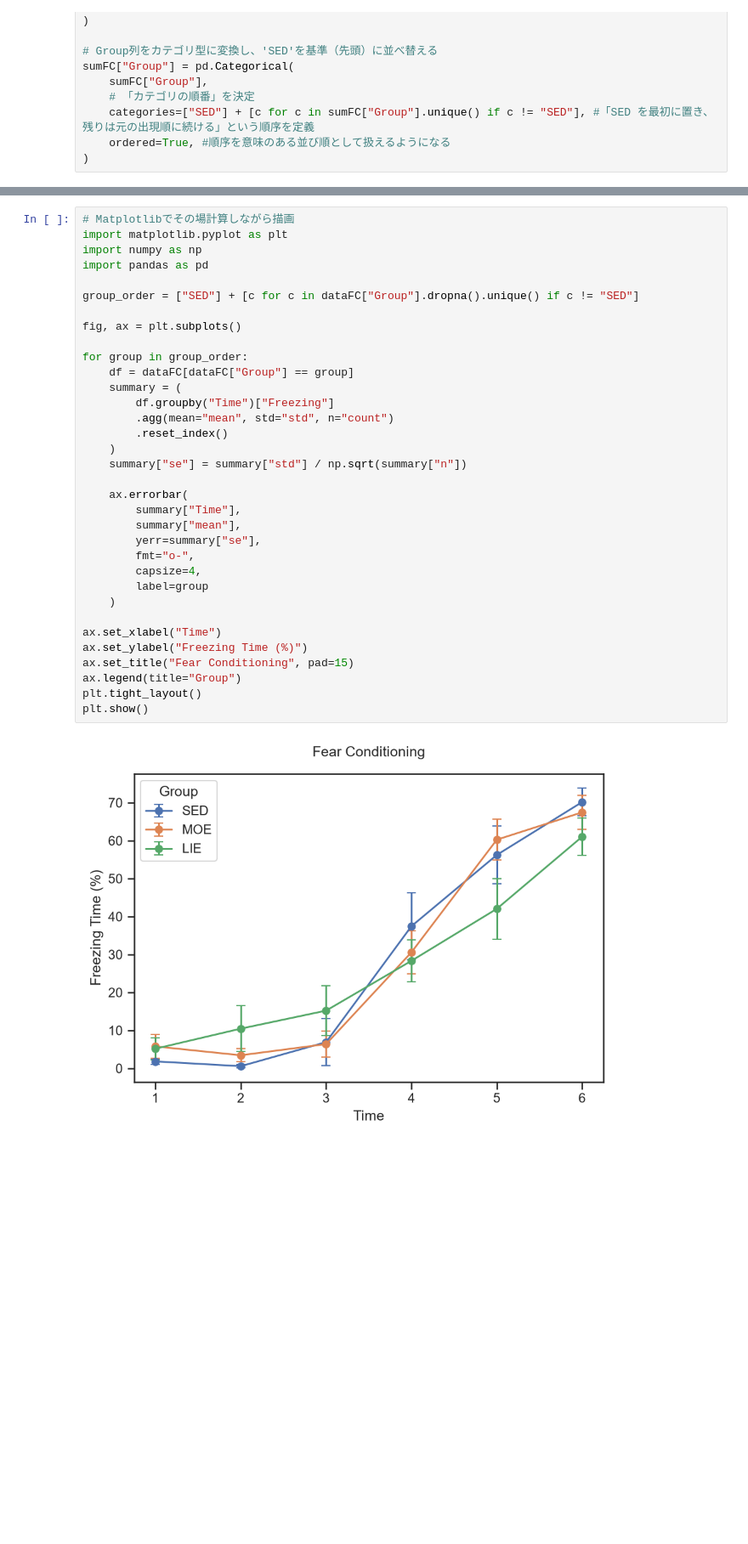
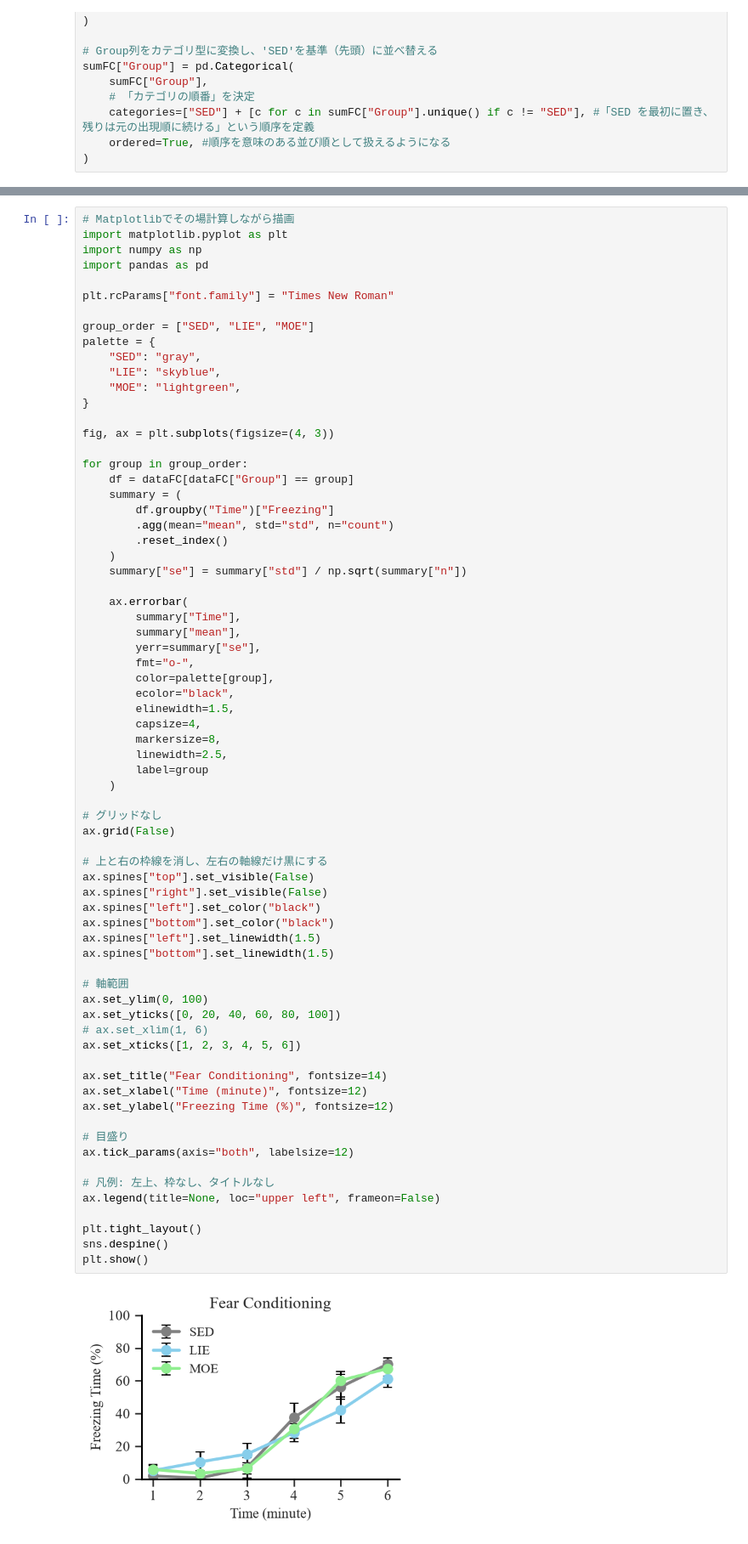
Before and after one commit to RyoShimoda/Python_MSSE_analysis, a Jupyter notebook: scripts/python_test.ipynb, the cells around one changed output, grey strips where cells are left out. Shown at 85% size. Cells and saved outputs as stored; diff of their text form; blank space fills up the shorter version.

```diff
--- a/scripts/python_test.ipynb
+++ b/scripts/python_test.ipynb
@@ -208,36 +271,72 @@ plt.show()
 # %%
 # Matplotlibでその場計算しながら描画
 import matplotlib.pyplot as plt
 import numpy as np
 import pandas as pd
 
-group_order = ["SED"] + [c for c in dataFC["Group"].dropna().unique() if c != "SED"]
+plt.rcParams["font.family"] = "Times New Roman"
 
-fig, ax = plt.subplots()
+group_order = ["SED", "LIE", "MOE"]
+palette = {
+    "SED": "gray",
+    "LIE": "skyblue",
+    "MOE": "lightgreen",
+}
+
+fig, ax = plt.subplots(figsize=(4, 3))
 
 for group in group_order:
     df = dataFC[dataFC["Group"] == group]
     summary = (
         df.groupby("Time")["Freezing"]
         .agg(mean="mean", std="std", n="count")
         .reset_index()
     )
     summary["se"] = summary["std"] / np.sqrt(summary["n"])
 
     ax.errorbar(
         summary["Time"],
         summary["mean"],
         yerr=summary["se"],
         fmt="o-",
+        color=palette[group],
+        ecolor="black",
+        elinewidth=1.5,
         capsize=4,
+        markersize=8,
+        linewidth=2.5,
         label=group
     )
 
-ax.set_xlabel("Time")
-ax.set_ylabel("Freezing Time (%)")
-ax.set_title("Fear Conditioning", pad=15)
-ax.legend(title="Group")
+# グリッドなし
+ax.grid(False)
+
+# 上と右の枠線を消し、左右の軸線だけ黒にする
+ax.spines["top"].set_visible(False)
+ax.spines["right"].set_visible(False)
+ax.spines["left"].set_color("black")
+ax.spines["bottom"].set_color("black")
+ax.spines["left"].set_linewidth(1.5)
+ax.spines["bottom"].set_linewidth(1.5)
+
+# 軸範囲
+ax.set_ylim(0, 100)
+ax.set_yticks([0, 20, 40, 60, 80, 100])
+# ax.set_xlim(1, 6)
+ax.set_xticks([1, 2, 3, 4, 5, 6])
+
+ax.set_title("Fear Conditioning", fontsize=14)
+ax.set_xlabel("Time (minute)", fontsize=12)
+ax.set_ylabel("Freezing Time (%)", fontsize=12)
+
+# 目盛り
+ax.tick_params(axis="both", labelsize=12)
+
+# 凡例: 左上、枠なし、タイトルなし
+ax.legend(title=None, loc="upper left", frameon=False)
+
 plt.tight_layout()
+sns.despine()
 plt.show()
 # %% [output]
-[figure, old version]
+[figure, new version]
```
Also changed, not shown: parts of 2 cells of this notebook.
